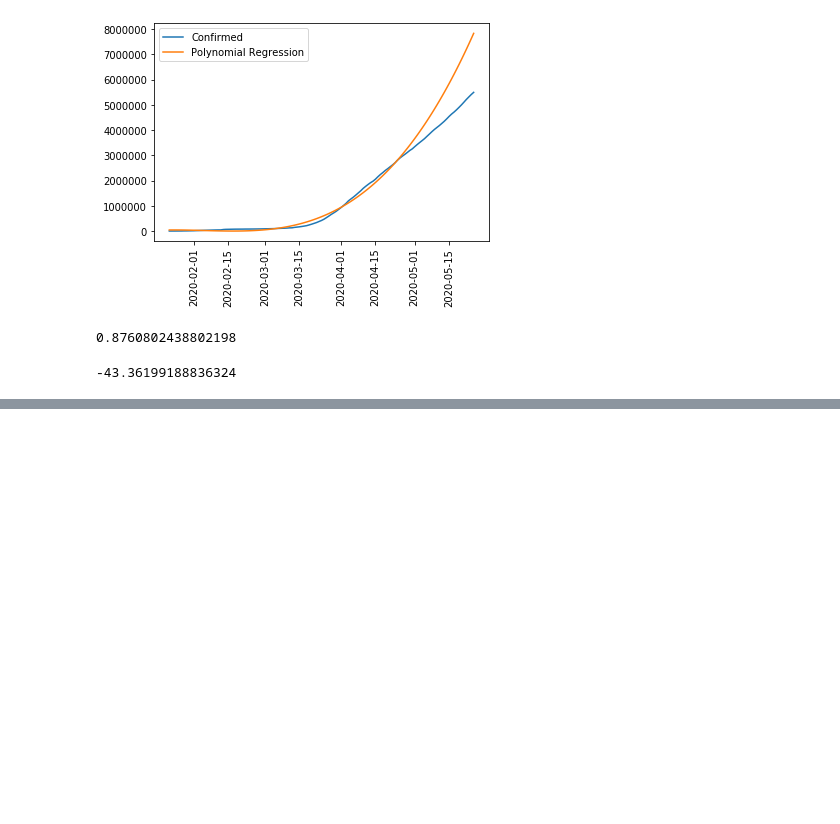
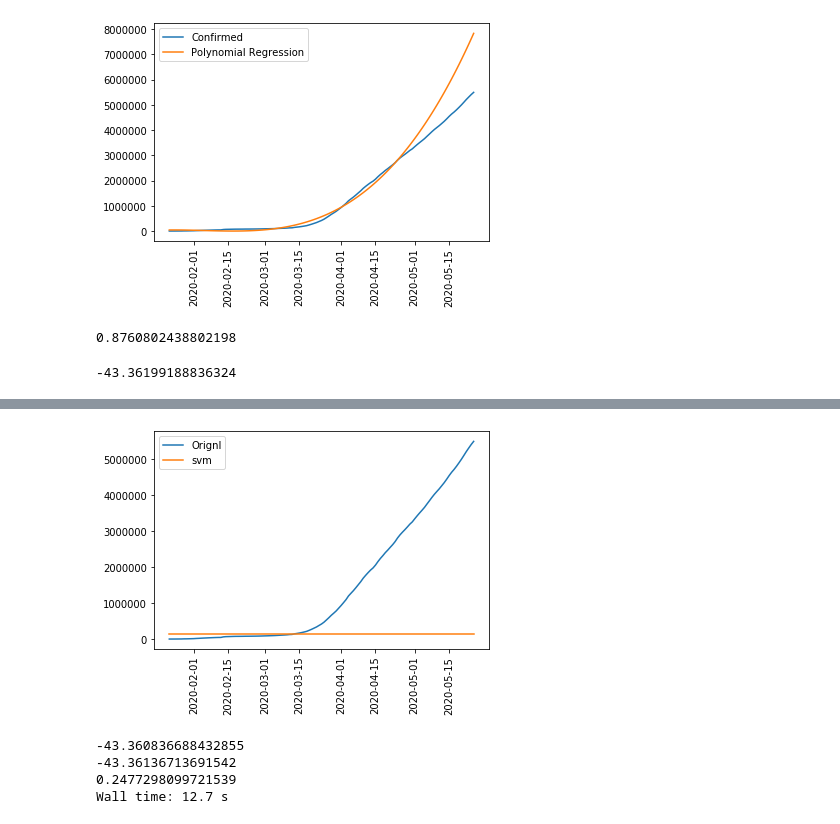
Before and after one commit to shankrsingh/basic, a Jupyter notebook: Corona Analysis.ipynb, the cells around one changed output, grey strips where cells are left out. Drawn from its saved outputs; the diff is of its cells as text; code cells hidden in the pictures; blank space fills up the shorter version.

```diff
--- a/Corona Analysis.ipynb
+++ b/Corona Analysis.ipynb
@@ -307,0 +291,34 @@ Wall time: 0 ns
+# %%
+plt.plot(datewise.index,datewise.Confirmed,label='Orignl')
+plt.plot(datewise.index,svm.predict(datewise.days_since.values.reshape(-1,1)),label='svm')
+plt.legend()
+plt.xticks(rotation=90);
+# %% [output]
+[figure, added]
+# %%
+%%time
+from sklearn.preprocessing import MinMaxScaler,RobustScaler
+sc=MinMaxScaler()
+rb=RobustScaler()
+
+xtrainrb=rb.fit_transform(xtrain)
+xtestrb=rb.transform(xtest)
+xtrainsc=sc.fit_transform(xtrain)
+xtestsc=sc.transform(xtest)
+svm=SVR(kernel='poly',degree=3)
+svm.fit(xtrainrb,ytrain)
+print(svm.score(xtestrb,ytest))
+
+svm=SVR(kernel='poly',degree=3)
+svm.fit(xtrainsc,ytrain)
+print(svm.score(xtestsc,ytest))
+#Scaling isnt working on this data
+
+
+svm.fit(xtrain,ytrain)
+print(svm.score(xtest,ytest))
+# %% [output]
+-43.360836688432855
+-43.36136713691542
+0.2477298099721539
+Wall time: 12.7 s
```
Also changed, not shown: parts of 11 cells of this notebook.
